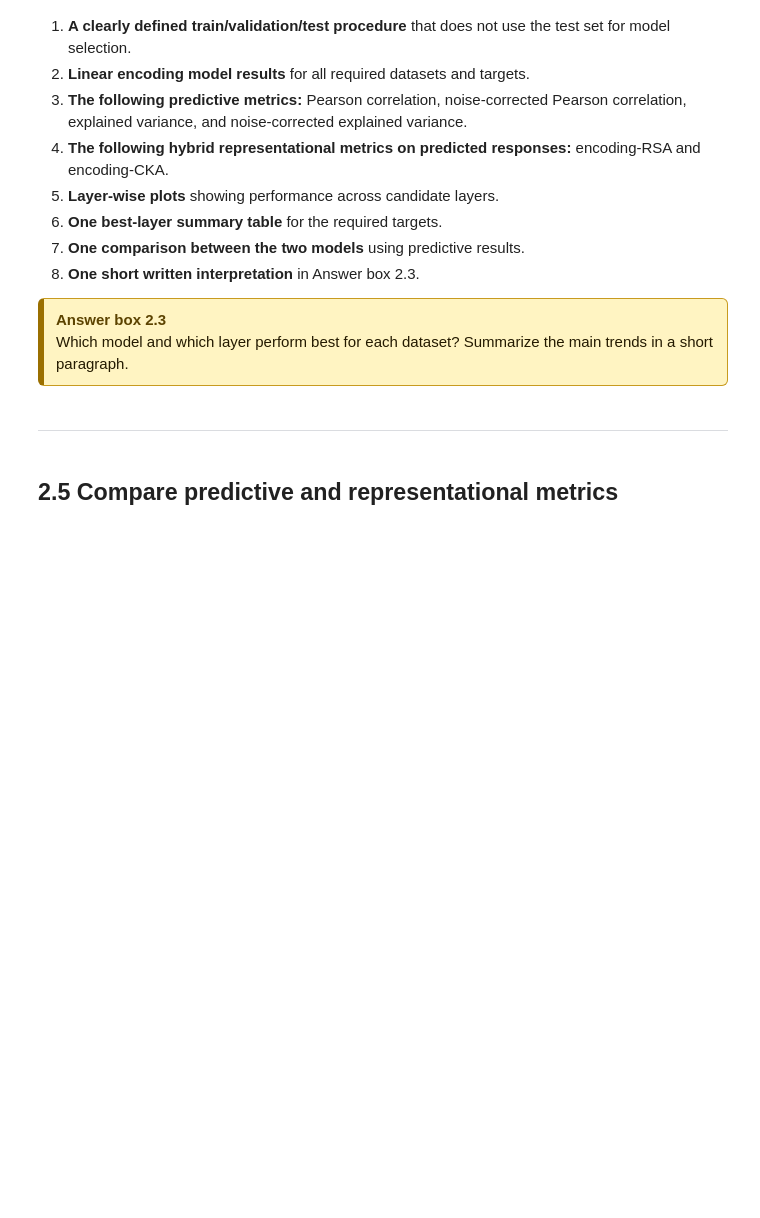
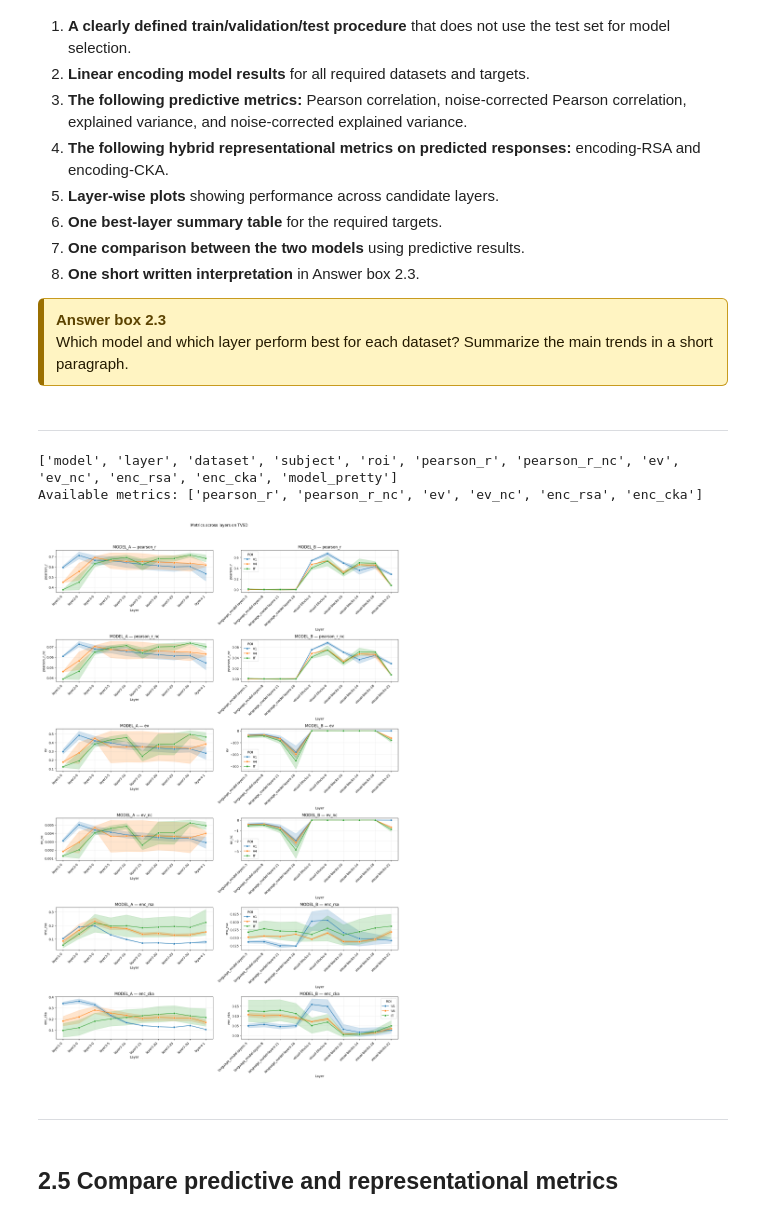
Before and after one commit to LyaoDzin/NX-414-brain-like-project, a Jupyter notebook: project/nx414_project_2026.ipynb, the cells around one changed output. Saved outputs shown, nothing was run; the diff lists cells and outputs as text; code cells hidden in the pictures; blank space fills up the shorter version.

Commit message:
Resolve merge conflict in notebook. Added my codes and figures for 2.4 and 2.5

```diff
--- a/project/nx414_project_2026.ipynb
+++ b/project/nx414_project_2026.ipynb
@@ -2700,0 +2701,34 @@ results_nsd = run_all_encoding(
+# %%
+import pandas as pd
+import numpy as np
+import seaborn as sns
+import matplotlib.pyplot as plt
+
+df = pd.read_csv("metrics_2.csv")
+
+# Clean names
+df = df.rename(columns={
+    "explained_variance": "ev",
+    "rsa": "enc_rsa",
+    "cka": "enc_cka",
+})
+
+# Pretty labels
+model_name_map = {
+    "MODEL_A": "Adv-ResNet152",
+    "MODEL_B": "Qwen3-VL-2B"
+}
+df["model_pretty"] = df["model"].map(model_name_map).fillna(df["model"])
+
+# Layer order helper
+layer_order = list(df["layer"].drop_duplicates())
+
+# Metrics available right now
+all_metrics = ["pearson_r", "pearson_r_nc", "ev", "ev_nc", "enc_rsa", "enc_cka"]
+
+
+print(df.columns.tolist())
+print("Available metrics:", all_metrics)
+# %% [output]
+['model', 'layer', 'dataset', 'subject', 'roi', 'pearson_r', 'pearson_r_nc', 'ev', 'ev_nc', 'enc_rsa', 'enc_cka', 'model_pretty']
+Available metrics: ['pearson_r', 'pearson_r_nc', 'ev', 'ev_nc', 'enc_rsa', 'enc_cka']
@@ -2701,3 +2811,23 @@ results_nsd = run_all_encoding(
+# %%
+plot_metrics_by_roi_across_layers(
+    results_df=df,
+    dataset_name="TVSD",
+    roi=["V1", "V4", "IT"],
+    model_a="MODEL_A",
+    model_b="MODEL_B",
+    metric_cols=[
+        "pearson_r",
+        "pearson_r_nc",
+        "ev",
+        "ev_nc",
+        "enc_rsa",
+        "enc_cka",
+    ],
+)
+# %% [output]
+[figure, added]
+# %% [markdown]
+---
 # %% [markdown]
 ## 2.5 Compare predictive and representational metrics
 # %% [markdown]
```
Also changed, not shown: parts of 5 cells of this notebook.
